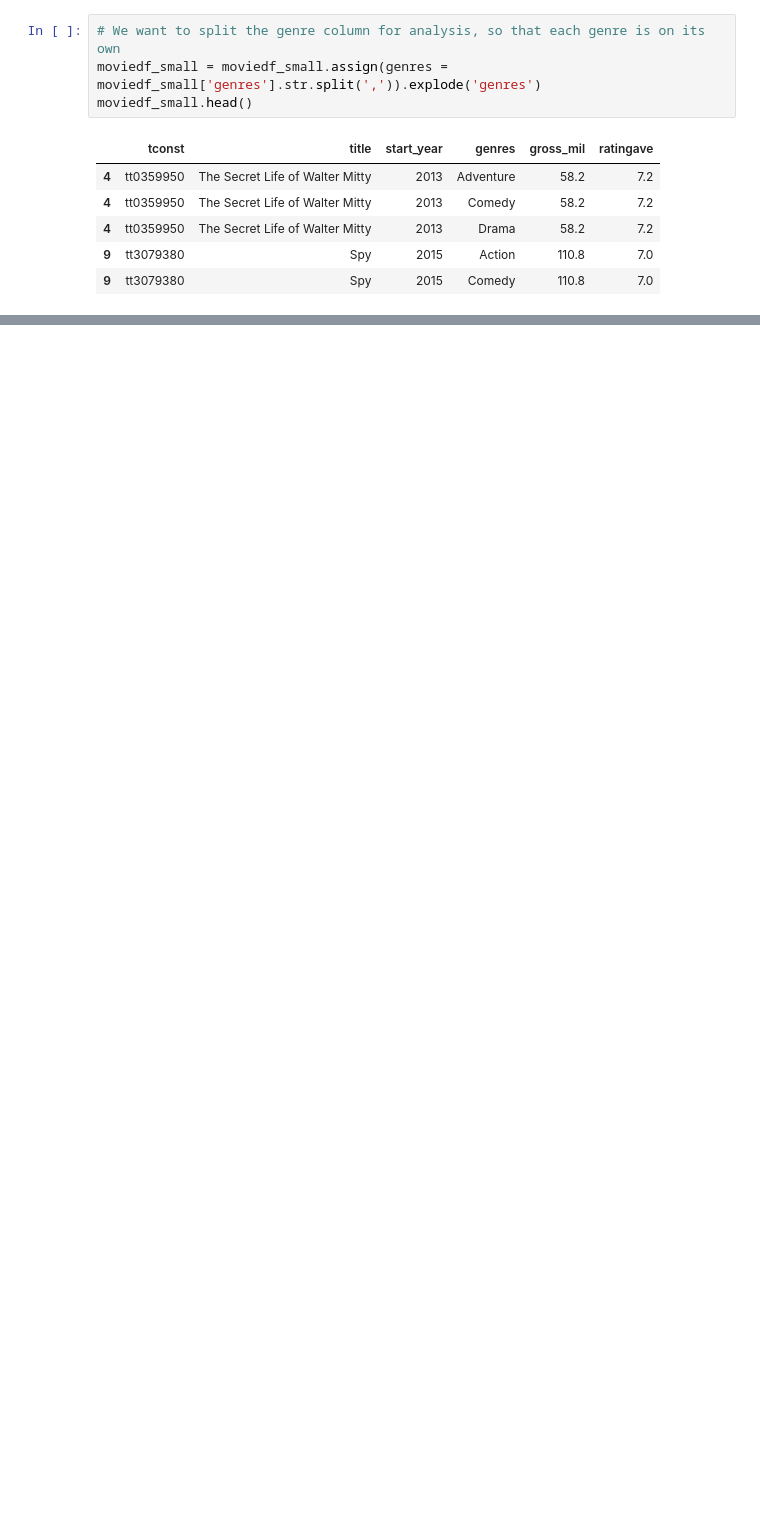
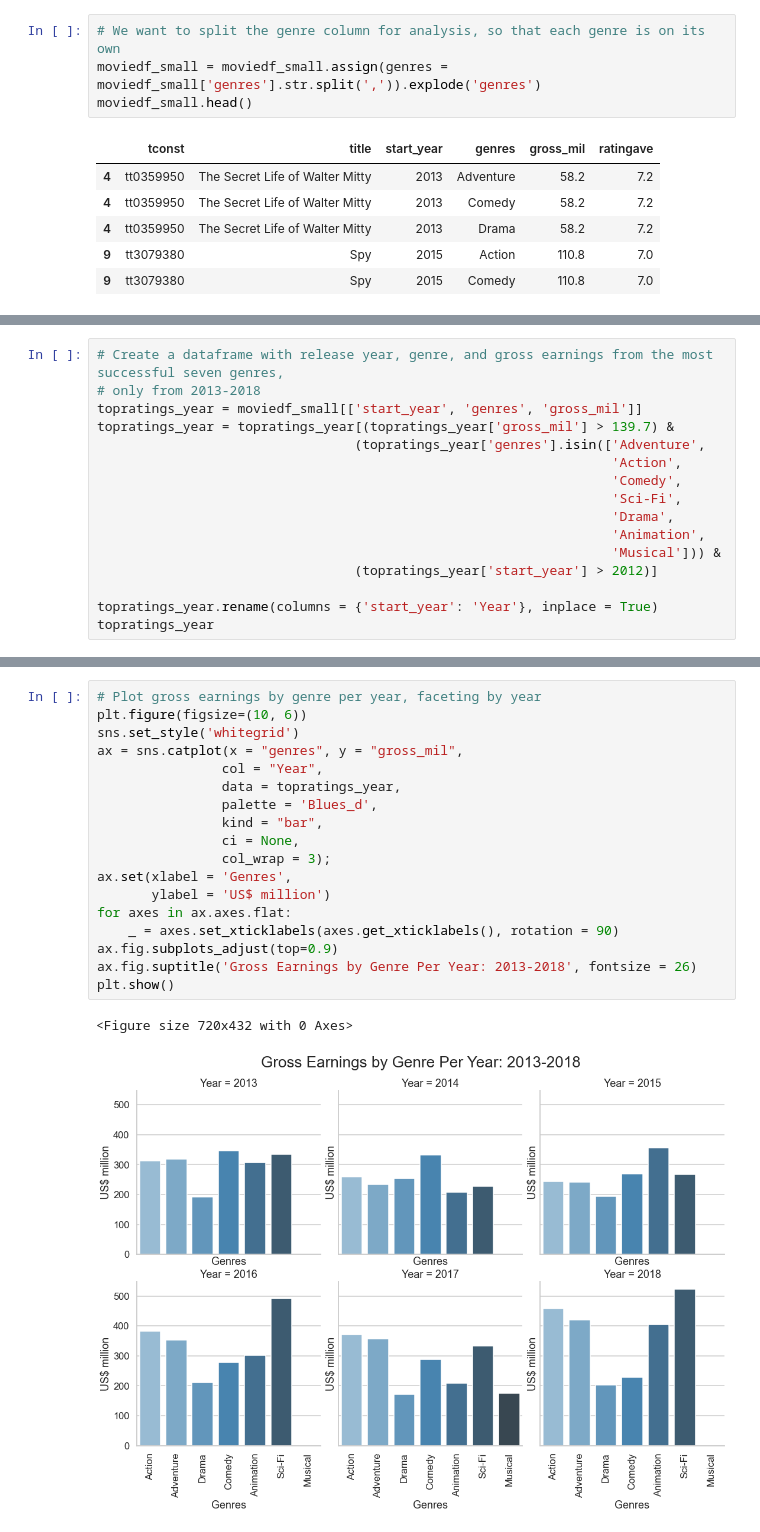
Before and after one commit to rfb-vibe/movie-studio-project, a Jupyter notebook: microsoft-tenne-project.ipynb, the cells around one changed output, grey strips where cells are left out. Cells and saved outputs as stored; diff of their text form; blank space fills up the shorter version.

```diff
--- a/microsoft-tenne-project.ipynb
+++ b/microsoft-tenne-project.ipynb
@@ -408,0 +403,16 @@ Questions to consider:
+# %%
+# Create a dataframe with release year, genre, and gross earnings from the most successful seven genres,
+# only from 2013-2018
+topratings_year = moviedf_small[['start_year', 'genres', 'gross_mil']]
+topratings_year = topratings_year[(topratings_year['gross_mil'] > 139.7) &
+                                 (topratings_year['genres'].isin(['Adventure',
+                                                                  'Action',
+                                                                  'Comedy',
+                                                                  'Sci-Fi',
+                                                                  'Drama',
+                                                                  'Animation',
+                                                                  'Musical'])) &
+                                 (topratings_year['start_year'] > 2012)]
+
+topratings_year.rename(columns = {'start_year': 'Year'}, inplace = True)
+topratings_year
@@ -408,0 +433,21 @@ Questions to consider:
+# %%
+# Plot gross earnings by genre per year, faceting by year
+plt.figure(figsize=(10, 6))
+sns.set_style('whitegrid')
+ax = sns.catplot(x = "genres", y = "gross_mil",
+                col = "Year",
+                data = topratings_year,
+                palette = 'Blues_d',
+                kind = "bar",
+                ci = None,
+                col_wrap = 3);
+ax.set(xlabel = 'Genres',
+       ylabel = 'US$ million')
+for axes in ax.axes.flat:
+    _ = axes.set_xticklabels(axes.get_xticklabels(), rotation = 90)
+ax.fig.subplots_adjust(top=0.9)
+ax.fig.suptitle('Gross Earnings by Genre Per Year: 2013-2018', fontsize = 26)
+plt.show()
+# %% [output]
+<Figure size 720x432 with 0 Axes>
+[figure, added]
```
Also changed, not shown: parts of 63 cells of this notebook, 2 other files.
